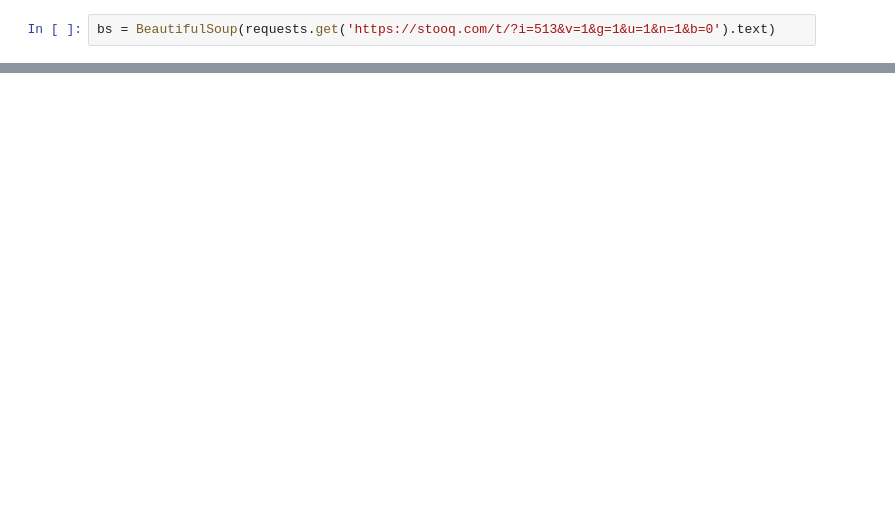
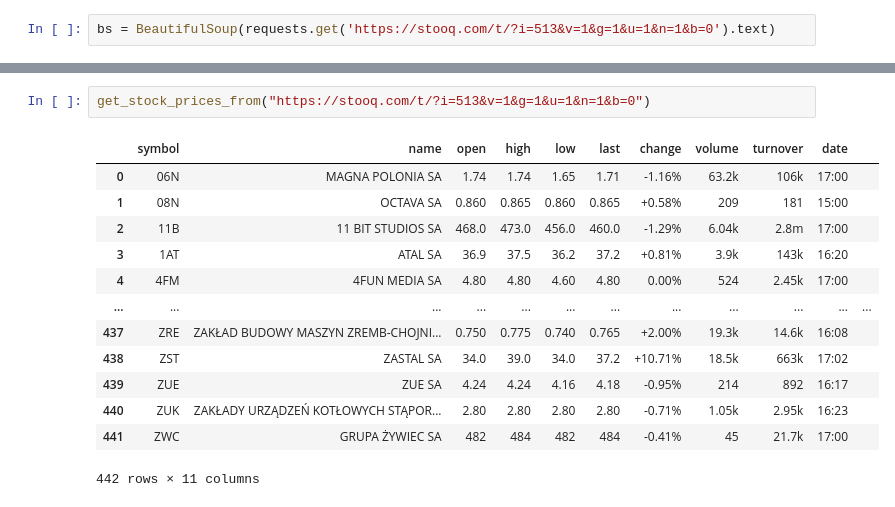
Before and after one commit to misza222/asnp, a Jupyter notebook: stock_prices.ipynb, the cells around one changed output, grey strips where cells are left out. Saved outputs shown, nothing was run; the diff lists cells and outputs as text; blank space fills up the shorter version.

```diff
--- a/stock_prices.ipynb
+++ b/stock_prices.ipynb
@@ -161,0 +186,16 @@ bs = BeautifulSoup(requests.get('https://stooq.com/t/?i=513&v=1&g=1&u=1&n=1&b=0'
+# %%
+get_stock_prices_from("https://stooq.com/t/?i=513&v=1&g=1&u=1&n=1&b=0")
+# %% [output]
+|  | symbol | name | open | high | low | last | change | volume | turnover | date |  |
+| 0 | 06N | MAGNA POLONIA SA | 1.74 | 1.74 | 1.65 | 1.71 | -1.16% | 63.2k | 106k | 17:00 |  |
+| 1 | 08N | OCTAVA SA | 0.860 | 0.865 | 0.860 | 0.865 | +0.58% | 209 | 181 | 15:00 |  |
+| 2 | 11B | 11 BIT STUDIOS SA | 468.0 | 473.0 | 456.0 | 460.0 | -1.29% | 6.04k | 2.8m | 17:00 |  |
+| 3 | 1AT | ATAL SA | 36.9 | 37.5 | 36.2 | 37.2 | +0.81% | 3.9k | 143k | 16:20 |  |
+| 4 | 4FM | 4FUN MEDIA SA | 4.80 | 4.80 | 4.60 | 4.80 | 0.00% | 524 | 2.45k | 17:00 |  |
+| ... | ... | ... | ... | ... | ... | ... | ... | ... | ... | ... | ... |
+| 437 | ZRE | ZAKŁAD BUDOWY MASZYN ZREMB-CHOJNI... | 0.750 | 0.775 | 0.740 | 0.765 | +2.00% | 19.3k | 14.6k | 16:08 |  |
+| 438 | ZST | ZASTAL SA | 34.0 | 39.0 | 34.0 | 37.2 | +10.71% | 18.5k | 663k | 17:02 |  |
+| 439 | ZUE | ZUE SA | 4.24 | 4.24 | 4.16 | 4.18 | -0.95% | 214 | 892 | 16:17 |  |
+| 440 | ZUK | ZAKŁADY URZĄDZEŃ KOTŁOWYCH STĄPOR... | 2.80 | 2.80 | 2.80 | 2.80 | -0.71% | 1.05k | 2.95k | 16:23 |  |
+| 441 | ZWC | GRUPA ŻYWIEC SA | 482 | 484 | 482 | 484 | -0.41% | 45 | 21.7k | 17:00 |  |
+442 rows × 11 columns
```
Also changed, not shown: parts of 13 cells of this notebook.
